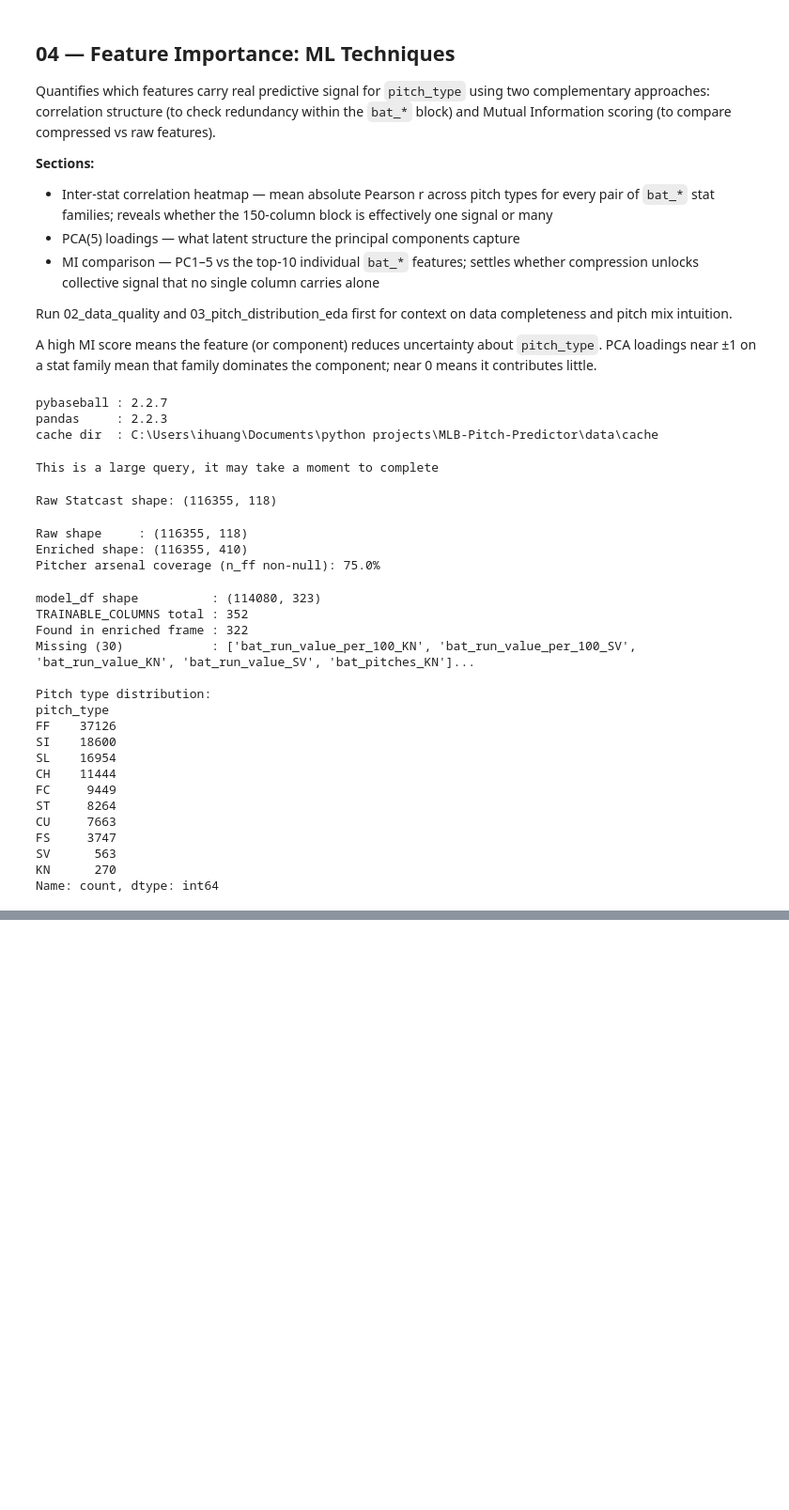
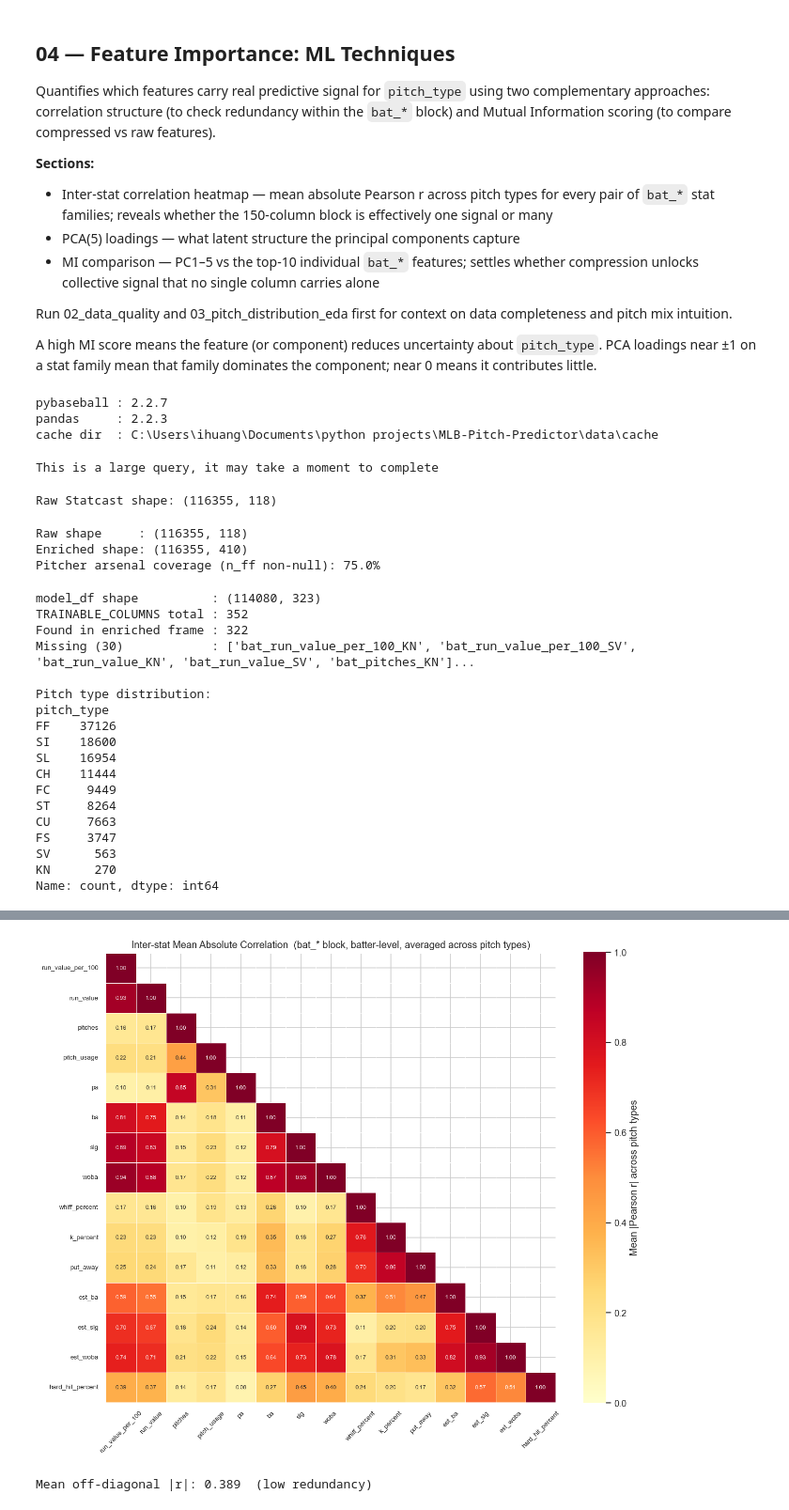
Before and after one commit to yihoolan/MLB-Pitch-Predictor, a Jupyter notebook: exploration/04_feature_importance_ml.ipynb, the cells around one changed output, grey strips where cells are left out. Shown at 94% size. Saved outputs shown, nothing was run; the diff lists cells and outputs as text; code cells hidden in the pictures; blank space fills up the shorter version.

Commit message:
explore(04): add section 1 — bat_* correlation and joint usefulness

```diff
--- a/exploration/04_feature_importance_ml.ipynb
+++ b/exploration/04_feature_importance_ml.ipynb
@@ -155,0 +163,70 @@ Name: count, dtype: int64
+# %%
+### Visual 1 — 15×15 inter-stat mean absolute correlation heatmap
+
+# For each pair of stat families (stat_i, stat_j), compute the mean absolute
+# Pearson correlation across pitch types — using batter-deduplicated data so
+# repeated appearances of the same batter don't inflate the correlations.
+
+ARSENAL_STATS = [
+    "run_value_per_100", "run_value", "pitches", "pitch_usage", "pa", "ba", "slg",
+    "woba", "whiff_percent", "k_percent", "put_away", "est_ba", "est_slg", "est_woba",
+    "hard_hit_percent",
+]
+
+bat_cols_avail = [c for c in available if c.startswith("bat_")]
+
+### One row per batter — bat_* values are constant within a batter across pitches
+bat_dedup = (
+    model_df[["batter"] + bat_cols_avail]
+    .drop_duplicates("batter")
+    .set_index("batter")
+)
+
+inter_stat = np.full((len(ARSENAL_STATS), len(ARSENAL_STATS)), np.nan)
+
+for i, stat_i in enumerate(ARSENAL_STATS):
+    for j, stat_j in enumerate(ARSENAL_STATS):
+        corrs = []
+        for pt in PITCH_TYPES:
+            col_i = f"bat_{stat_i}_{pt}"
+            col_j = f"bat_{stat_j}_{pt}"
+            if col_i in bat_dedup.columns and col_j in bat_dedup.columns:
+                pair = bat_dedup[[col_i, col_j]].dropna()
+                if len(pair) >= 5:
+                    r = pair.iloc[:, 0].corr(pair.iloc[:, 1])
+                    if not np.isnan(r):
+                        corrs.append(abs(r))
+        if corrs:
+            inter_stat[i, j] = np.mean(corrs)
+
+inter_stat_df = pd.DataFrame(inter_stat, index=ARSENAL_STATS, columns=ARSENAL_STATS)
+
+fig, ax = plt.subplots(figsize=(11, 9))
+mask = np.triu(np.ones_like(inter_stat_df, dtype=bool), k=1)  # hide upper triangle
+sns.heatmap(
+    inter_stat_df,
+    ax=ax,
+    mask=mask,
+    cmap="YlOrRd",
+    vmin=0, vmax=1,
+    annot=True, fmt=".2f",
+    annot_kws={"size": 7},
+    linewidths=0.3, linecolor="white",
+    cbar_kws={"label": "Mean |Pearson r| across pitch types"},
+    square=True,
+)
+ax.set_title(
+    "Inter-stat Mean Absolute Correlation  (bat_* block, batter-level, averaged across pitch types)",
+    fontsize=12,
+)
+ax.tick_params(axis="x", rotation=45, labelsize=8)
+ax.tick_params(axis="y", rotation=0,  labelsize=8)
+plt.tight_layout()
+plt.show()
+
+mean_off_diag = inter_stat_df.values[~np.eye(len(ARSENAL_STATS), dtype=bool)].mean()
+print(f"Mean off-diagonal |r|: {mean_off_diag:.3f}  "
+      f"({'highly redundant' if mean_off_diag > 0.7 else 'moderate redundancy' if mean_off_diag > 0.4 else 'low redundancy'})")
+# %% [output]
+[figure, added]
+Mean off-diagonal |r|: 0.389  (low redundancy)
```
Also changed, not shown: parts of 3 cells of this notebook.
